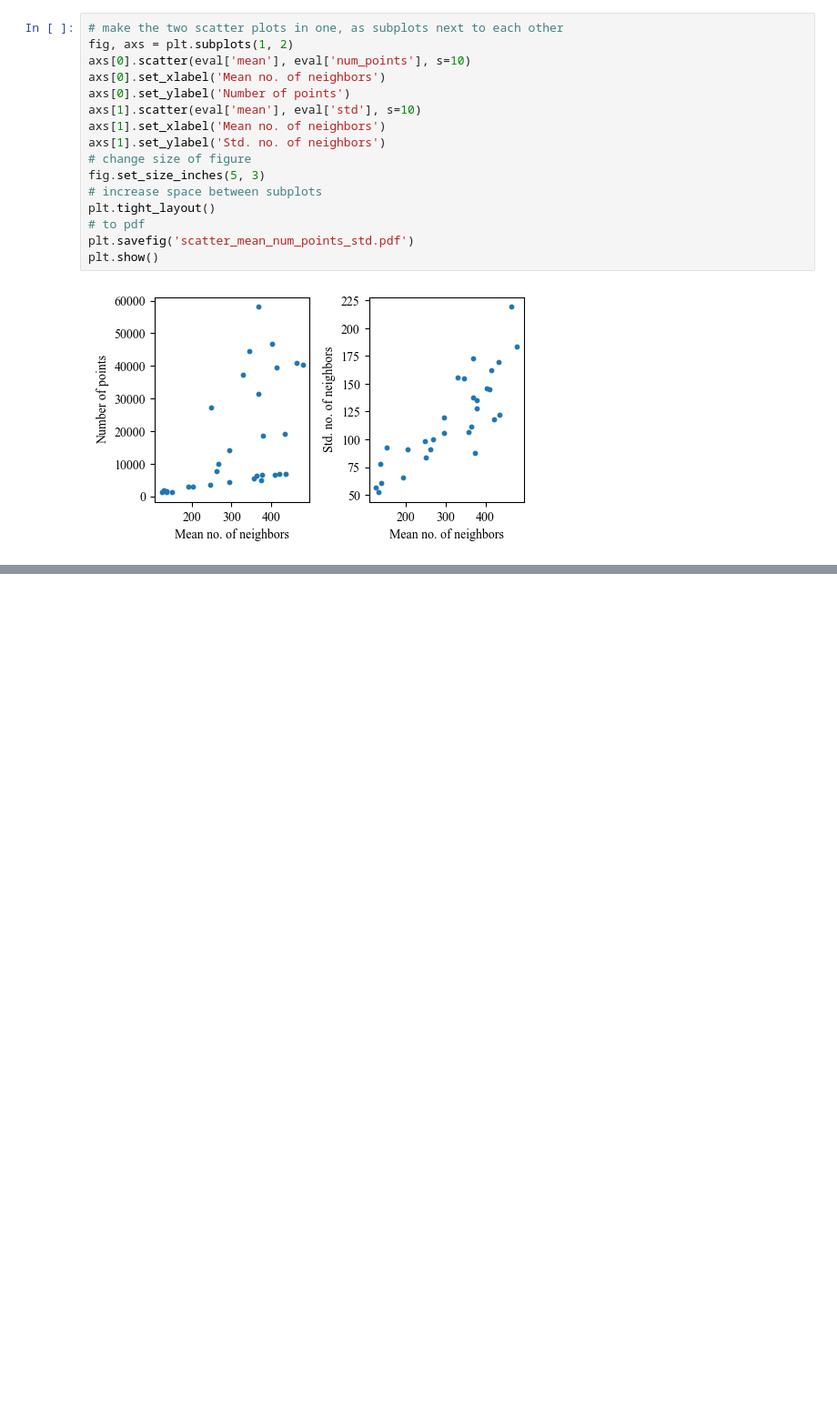
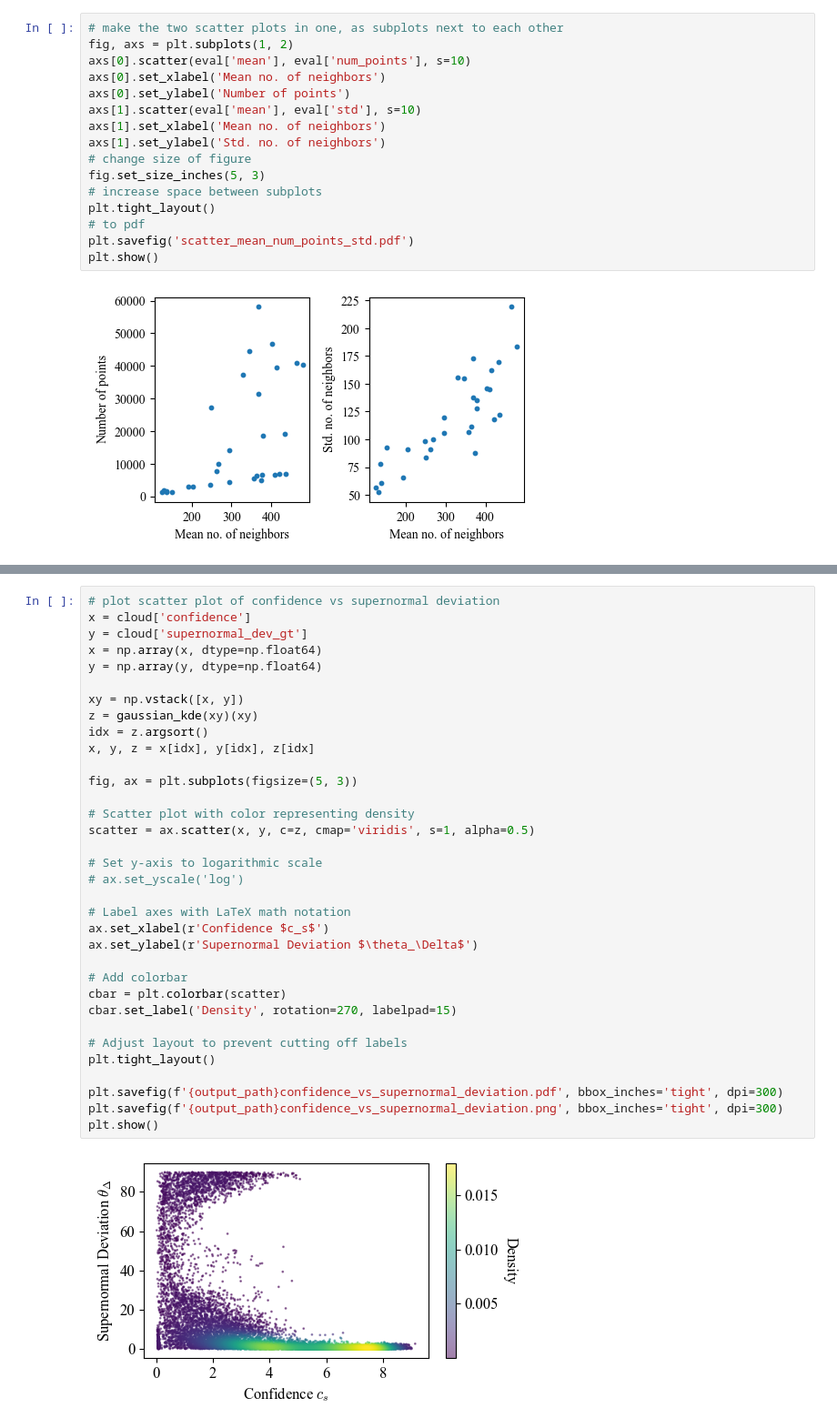
Before and after one commit to fnoi/reconstruct, a Jupyter notebook: evaluation_notebooks/cloud_analysis.ipynb, the cells around one changed output, grey strips where cells are left out. Shown at 91% size. Cells and saved outputs as stored; diff of their text form; blank space fills up the shorter version.

```diff
--- a/evaluation_notebooks/cloud_analysis.ipynb
+++ b/evaluation_notebooks/cloud_analysis.ipynb
@@ -86,0 +148,36 @@ plt.show()
+# %%
+# plot scatter plot of confidence vs supernormal deviation
+x = cloud['confidence']
+y = cloud['supernormal_dev_gt']
+x = np.array(x, dtype=np.float64)
+y = np.array(y, dtype=np.float64)
+
+xy = np.vstack([x, y])
+z = gaussian_kde(xy)(xy)
+idx = z.argsort()
+x, y, z = x[idx], y[idx], z[idx]
+
+fig, ax = plt.subplots(figsize=(5, 3))
+
+# Scatter plot with color representing density
+scatter = ax.scatter(x, y, c=z, cmap='viridis', s=1, alpha=0.5)
+
+# Set y-axis to logarithmic scale
+# ax.set_yscale('log')
+
+# Label axes with LaTeX math notation
+ax.set_xlabel(r'Confidence $c_s$')
+ax.set_ylabel(r'Supernormal Deviation $\theta_\Delta$')
+
+# Add colorbar
+cbar = plt.colorbar(scatter)
+cbar.set_label('Density', rotation=270, labelpad=15)
+
+# Adjust layout to prevent cutting off labels
+plt.tight_layout()
+
+plt.savefig(f'{output_path}confidence_vs_supernormal_deviation.pdf', bbox_inches='tight', dpi=300)
+plt.savefig(f'{output_path}confidence_vs_supernormal_deviation.png', bbox_inches='tight', dpi=300)
+plt.show()
+# %% [output]
+[figure, added]
```
Also changed, not shown: parts of 7 cells of this notebook, 2 other files.
